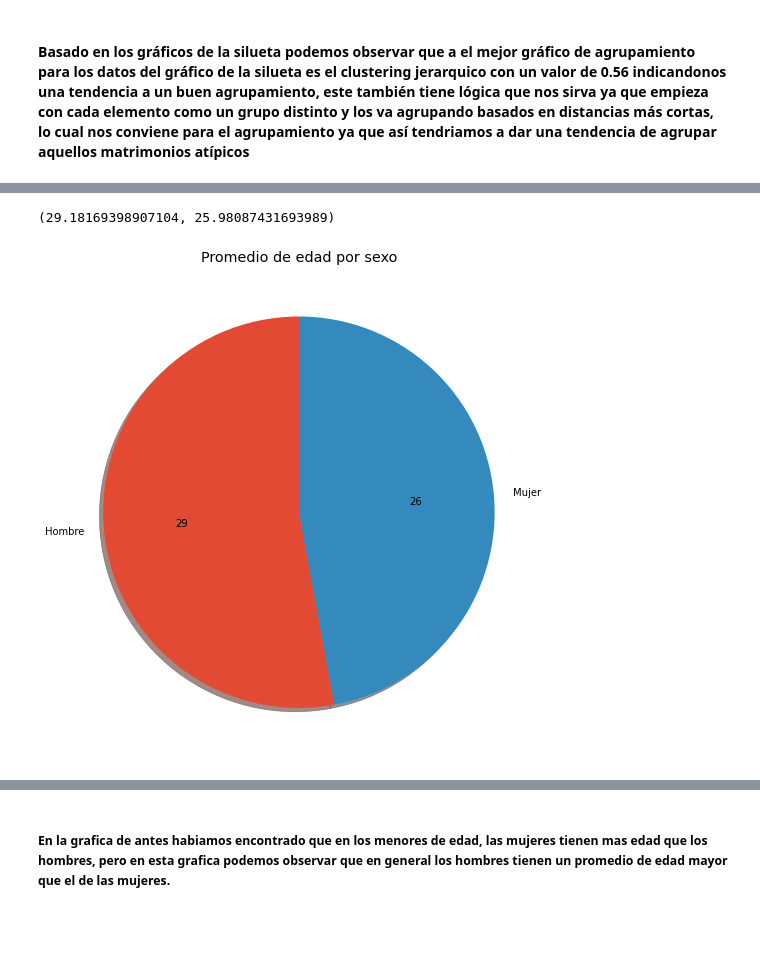
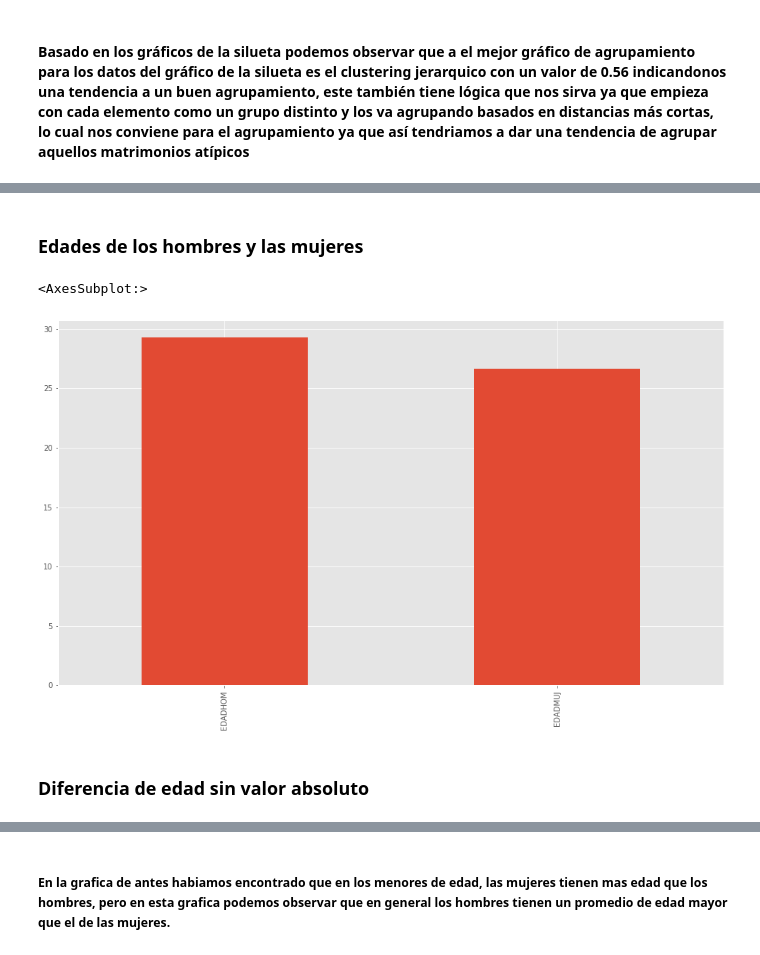
Before and after one commit to JJHH06/DMP1MarriageClustering, a Jupyter notebook: Proyecto1.ipynb, the cells around one changed output, grey strips where cells are left out. Saved outputs shown, nothing was run; the diff lists cells and outputs as text; code cells hidden in the pictures; blank space fills up the shorter version.

Commit message:
Finish fixes in clustering

```diff
--- a/Proyecto1.ipynb
+++ b/Proyecto1.ipynb
@@ -795,7 +1006,7 @@ plt.legend()
 # %% [markdown]
 #### Mixture of Gaussians
 # %%
-variables = marriage_data[['DIAOCU', 'MESOCU', 'EDADHOM', 'EDADMUJ', 'MESREG']]
+variables = marriage_data[[ 'MESOCU', 'EDADHOM', 'EDADMUJ', 'ESCHOMINT', 'ESCMUJINT']]
 variables = variables.sample(frac=0.01).reset_index(drop=True)
 # normalizar datos
 variables_norm = (variables - variables.min()) / (variables.max() - variables.min())
@@ -1107,3 +1315,0 @@ variables.dropna()
-# %%
-variables['EDADDIF'] = variables['EDADHOM'].sub(variables['EDADMUJ']).abs()
-variables
@@ -1161,5 +1369,5 @@ Name: hierarchical, dtype: int64
 # %%
 # store in a dataframe the cluster label 0
-cluster_0 = variables[variables['hierarchical'] == 1]
-plt.hist(cluster_0[['EDADHOM', 'EDADMUJ']])
+cluster_0 = variables[variables['hierarchical'] == 0]
+plt.hist(cluster_0[['EDADDIF']])
 # %% [output]
@@ -1173,4 +1377,0 @@ plt.hist(cluster_0[['EDADHOM', 'EDADMUJ']])
-# %%
-# store in a dataframe the cluster label 0
-cluster_0 = variables[variables['hierarchical'] == 1]
-plt.hist(cluster_0[['EDADDIF']])
@@ -1182,17 +1378,23 @@ plt.hist(cluster_0[['EDADDIF']])
+# %% [markdown]
+### Edades de los hombres y las mujeres
 # %%
 # plt pie chart for cluster 0 EDADHOM EDADMUJ avg label avg
+# ESCHOMINT y otro de pie de ESCMUJINT
+# def autopct_format(values):
+#     def my_format(pct):
+#         total = sum(values)
+#         val = int(round(pct*total/100.0))
+#         return '{v:d}'.format(v=val)
+#     return my_format
+# edadhombre = cluster_0['EDADHOM'].mean()
+# edadmujer = cluster_0['EDADMUJ'].mean()
+# grafico1 = plt.pie(cluster_0[['EDADHOM', 'EDADMUJ']].mean(), labels=['Hombre', 'Mujer'], autopct = autopct_format(cluster_0[['EDADHOM', 'EDADMUJ']].mean()), shadow=True, startangle=90 )
+# plt.title('Promedio de edad por sexo')
+# edadhombre, edadmujer
 
-def autopct_format(values):
-    def my_format(pct):
-        total = sum(values)
-        val = int(round(pct*total/100.0))
-        return '{v:d}'.format(v=val)
-    return my_format
-edadhombre = cluster_0['EDADHOM'].mean()
-edadmujer = cluster_0['EDADMUJ'].mean()
-grafico1 = plt.pie(cluster_0[['EDADHOM', 'EDADMUJ']].mean(), labels=['Hombre', 'Mujer'], autopct = autopct_format(cluster_0[['EDADHOM', 'EDADMUJ']].mean()), shadow=True, startangle=90 )
-plt.title('Promedio de edad por sexo')
-edadhombre, edadmujer
+cluster_0[['EDADHOM', 'EDADMUJ']].mean().plot(kind='bar')
 # %% [output]
-(29.18169398907104, 25.98087431693989)
+<AxesSubplot:>
-[figure, old version]
+[figure, new version]
+# %% [markdown]
+### Diferencia de edad sin valor absoluto
```
Also changed, not shown: parts of 107 cells of this notebook.
